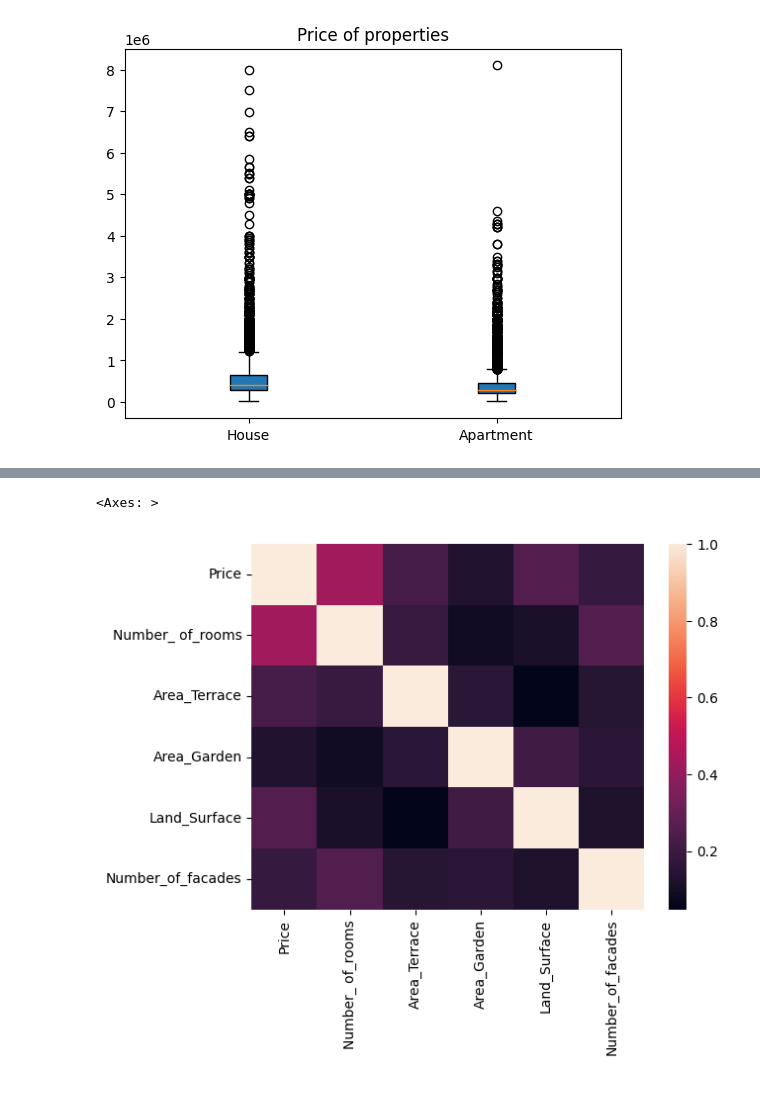
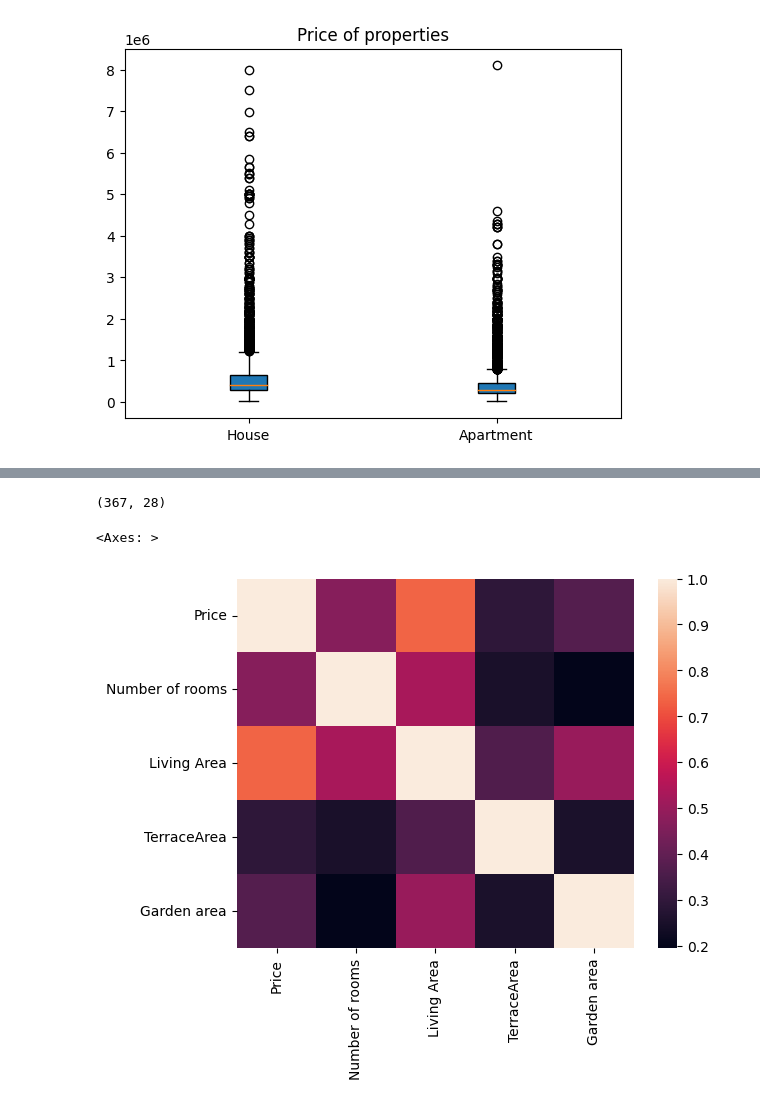
Before and after one commit to andreia-negreira/immo_eliza_scrapping_group7, a Jupyter notebook: Notebook/DataAnalysis.ipynb, the cells around one changed output, grey strips where cells are left out. Cells and saved outputs as stored; diff of their text form; code cells hidden in the pictures.

```diff
--- a/Notebook/DataAnalysis.ipynb
+++ b/Notebook/DataAnalysis.ipynb
@@ -260,10 +260,16 @@ df_non_string
+# %%
+df_clean_data=df_clean_data.dropna()
+# %%
+df_clean_data.shape
+# %% [output]
+(367, 28)
 # %%
-df_non_string= df_non_string.drop(["Living_area"],axis=1)
-
+df_non_string= df_clean_data.drop(["id","Postcode","Latitude", "Longitude","Unnamed: 0"],axis=1)
+import seaborn as sns
 corr = df_non_string.select_dtypes('number').corr()
 
 # plot the heatmap
 sns.heatmap(corr)
 # %% [output]
 <Axes: >
-[figure, old version]
+[figure, new version]
```
Also changed, not shown: parts of 3 cells of this notebook.
